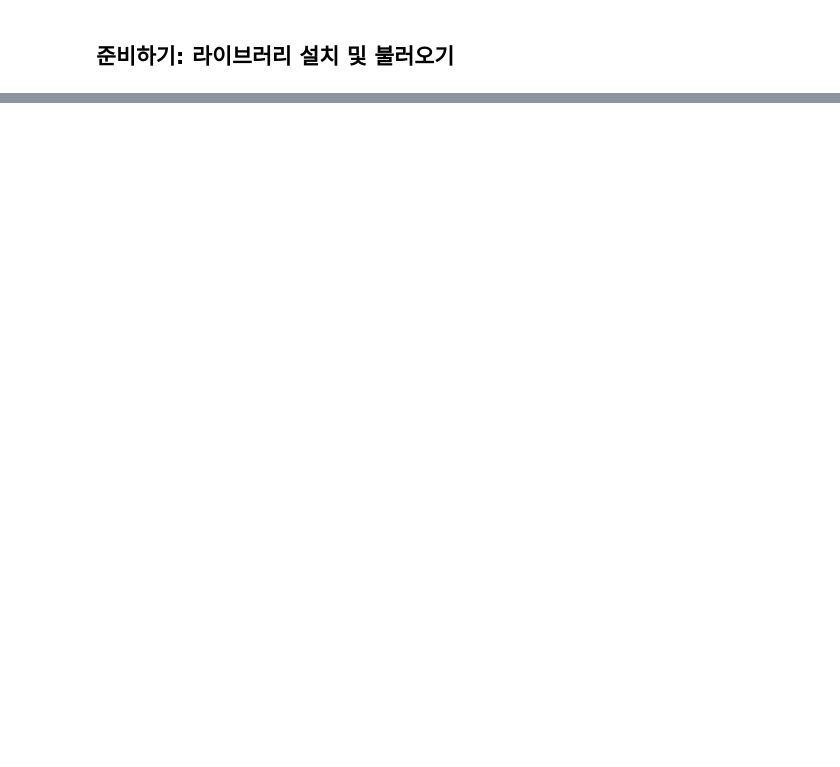
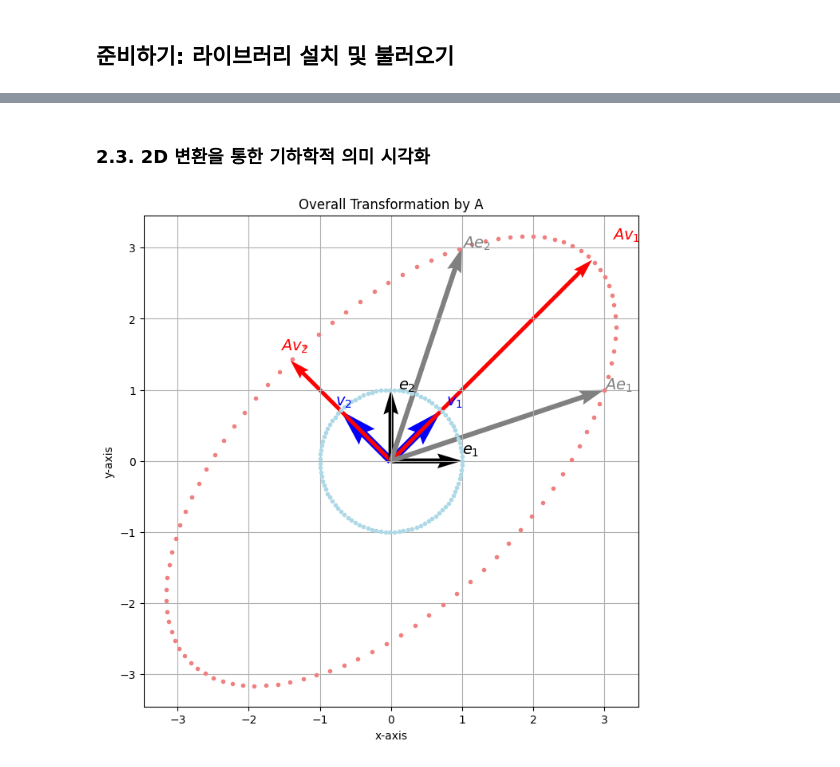
Before and after one commit to jonggul2/linear-algebra-practice, a Jupyter notebook: linear_algebra_practice_day3.ipynb, the cells around one changed output, grey strips where cells are left out. Saved outputs shown, nothing was run; the diff lists cells and outputs as text; code cells hidden in the pictures; blank space fills up the shorter version.

```diff
--- a/linear_algebra_practice_day3.ipynb
+++ b/linear_algebra_practice_day3.ipynb
@@ -396,0 +391,53 @@ else:
+# %% [markdown]
+### 2.3. 2D 변환을 통한 기하학적 의미 시각화
+# %%
+if is_diagonalizable:
+    # 시각화를 위한 데이터 생성 (단위 원과 변환된 타원)
+    t = np.linspace(0, 2 * np.pi, 100)
+    circle_points = np.vstack([np.cos(t), np.sin(t)])
+    transformed_points = A @ circle_points
+
+    # 표준 기저 벡터(e1, e2)와 그 변환 결과(Ae1, Ae2)
+    e1 = np.array([[1], [0]])
+    e2 = np.array([[0], [1]])
+    Ae1 = A @ e1
+    Ae2 = A @ e2
+
+    # 시각화 객체 생성
+    plt.figure(figsize=(8, 8))
+    ax1 = plt.gca()
+
+    # 원본 점(단위 원)과 변환된 점(타원) 플로팅
+    ax1.plot(circle_points[0, :], circle_points[1, :], 'o', c='lightblue', markersize=3)
+    ax1.plot(transformed_points[0, :], transformed_points[1, :], 'o', c='lightcoral', markersize=3)
+
+    # 고유벡터(v)와 그 변환 결과(Av = λv)를 화살표로 시각화
+    for i in range(len(eigenvalues)):
+        vec = np.real(P[:, i])
+        transformed_vec = A @ vec
+        ax1.quiver(0, 0, vec[0], vec[1], angles='xy', scale_units='xy', scale=1, color='blue', width=0.015)
+        ax1.quiver(0, 0, transformed_vec[0], transformed_vec[1], angles='xy', scale_units='xy', scale=1, color='red', width=0.008)
+        ax1.text(vec[0] * 1.1, vec[1] * 1.1, f'$v_{i+1}$', color='blue', size=14)
+        ax1.text(transformed_vec[0] * 1.1, transformed_vec[1] * 1.1, f'$Av_{i+1}$', color='red', size=14)
+
+    # 표준 기저 벡터와 그 변환 결과를 화살표로 시각화
+    ax1.quiver(0, 0, e1[0], e1[1], angles='xy', scale_units='xy', scale=1, color='black', width=0.01)
+    ax1.quiver(0, 0, e2[0], e2[1], angles='xy', scale_units='xy', scale=1, color='black', width=0.01)
+    ax1.quiver(0, 0, Ae1[0], Ae1[1], angles='xy', scale_units='xy', scale=1, color='gray', width=0.01)
+    ax1.quiver(0, 0, Ae2[0], Ae2[1], angles='xy', scale_units='xy', scale=1, color='gray', width=0.01)
+    ax1.text(e1[0], e1[1] + 0.1, r'$e_1$', size=14)
+    ax1.text(e2[0] + 0.1, e2[1], r'$e_2$', size=14)
+    ax1.text(Ae1[0], Ae1[1], r'$Ae_1$', size=14, color='gray')
+    ax1.text(Ae2[0], Ae2[1], r'$Ae_2$', size=14, color='gray')
+
+    # 플롯 설정
+    ax1.set_title('Overall Transformation by A')
+    ax1.set_xlabel('x-axis')
+    ax1.set_ylabel('y-axis')
+    ax1.axis('equal')
+    ax1.grid(True)
+    plt.show()
+else:
+    print("행렬 A가 분해 조건을 만족하지 않아 시각화를 진행하지 않습니다.")
+# %% [output]
+[figure, added]
```
Also changed, not shown: parts of 55 cells of this notebook, 2 other files.
